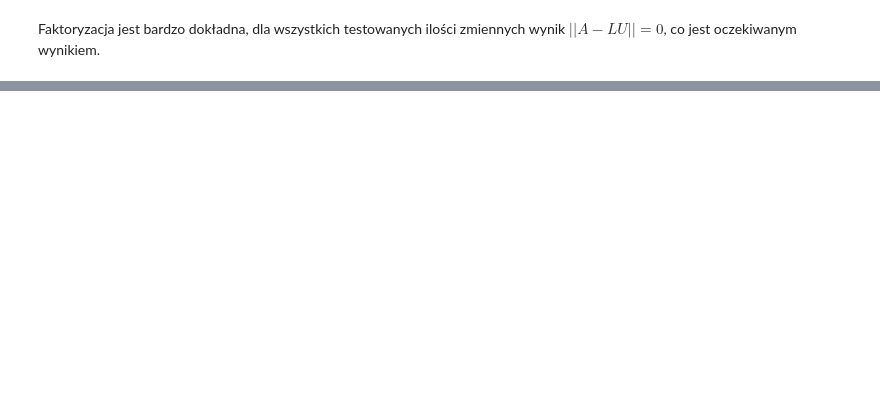
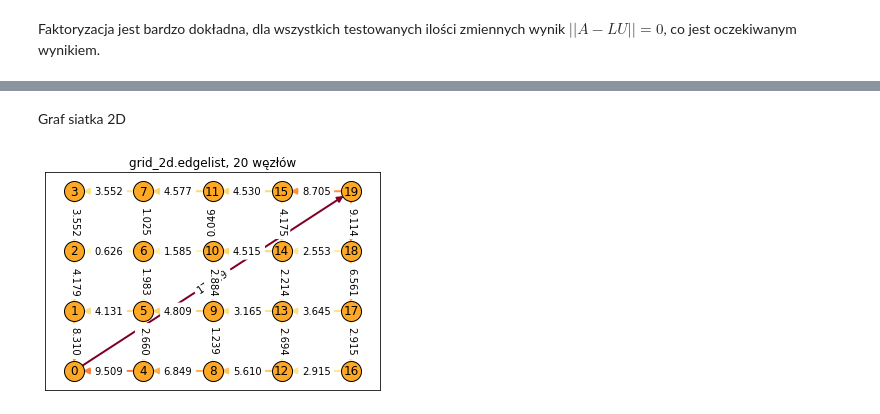
Before and after one commit to proman3419/AGH-WIET-INF-MOwNiT-2022, a Jupyter notebook: 2/2.ipynb, the cells around one changed output, grey strips where cells are left out. Cells and saved outputs as stored; diff of their text form; code cells hidden in the pictures; blank space fills up the shorter version.

```diff
--- a/2/2.ipynb
+++ b/2/2.ipynb
@@ -271,0 +356,12 @@ Faktoryzacja jest bardzo dokładna, dla wszystkich testowanych ilości zmiennych
+# %% [markdown]
+Graf siatka 2D
+# %%
+m = 5
+n = 4
+G, edgelist_file = GG.generate_graph_grid_2d(m, n)
+ECM = ecm.ElectricalCircuitModel(edgelist_file, 0, m*n-1, 1000)
+pos = {i: (i//n, i%n) for i in range(m*n)}
+ECM.simulate()
+ECM.display(pos=pos)
+# %% [output]
+[figure, added]
```
Also changed, not shown: parts of 27 cells of this notebook, 12 other files.
